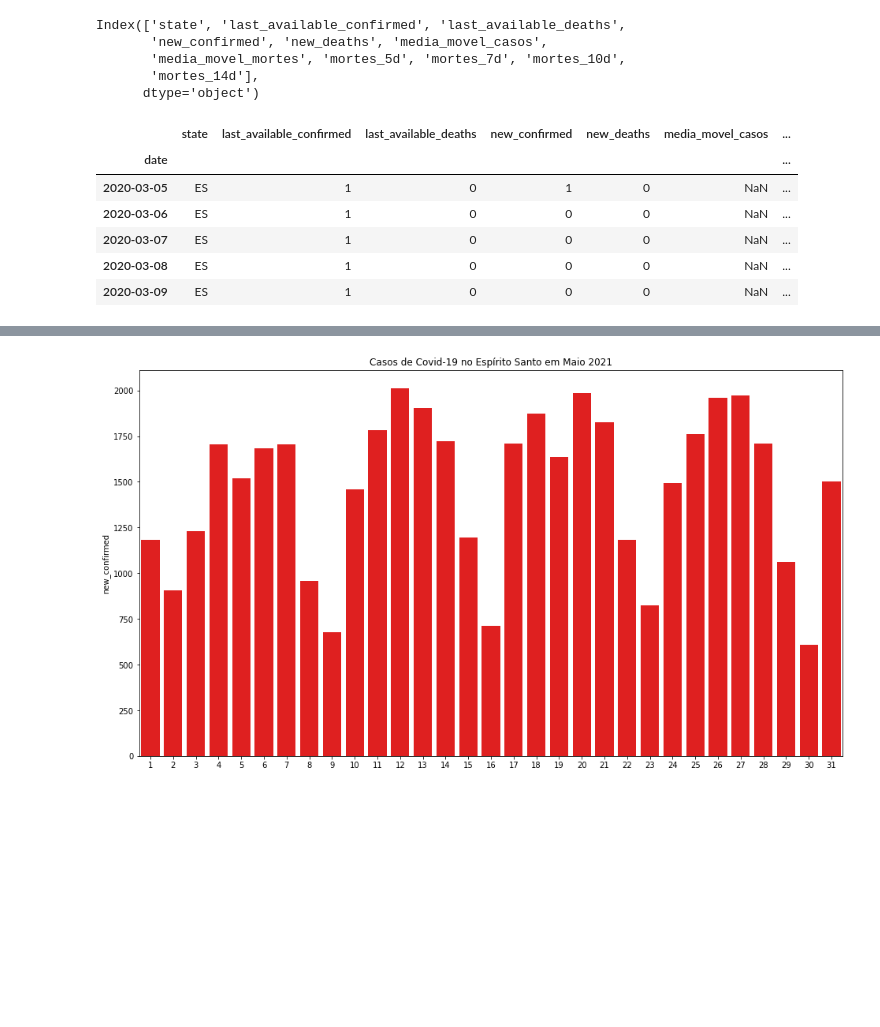
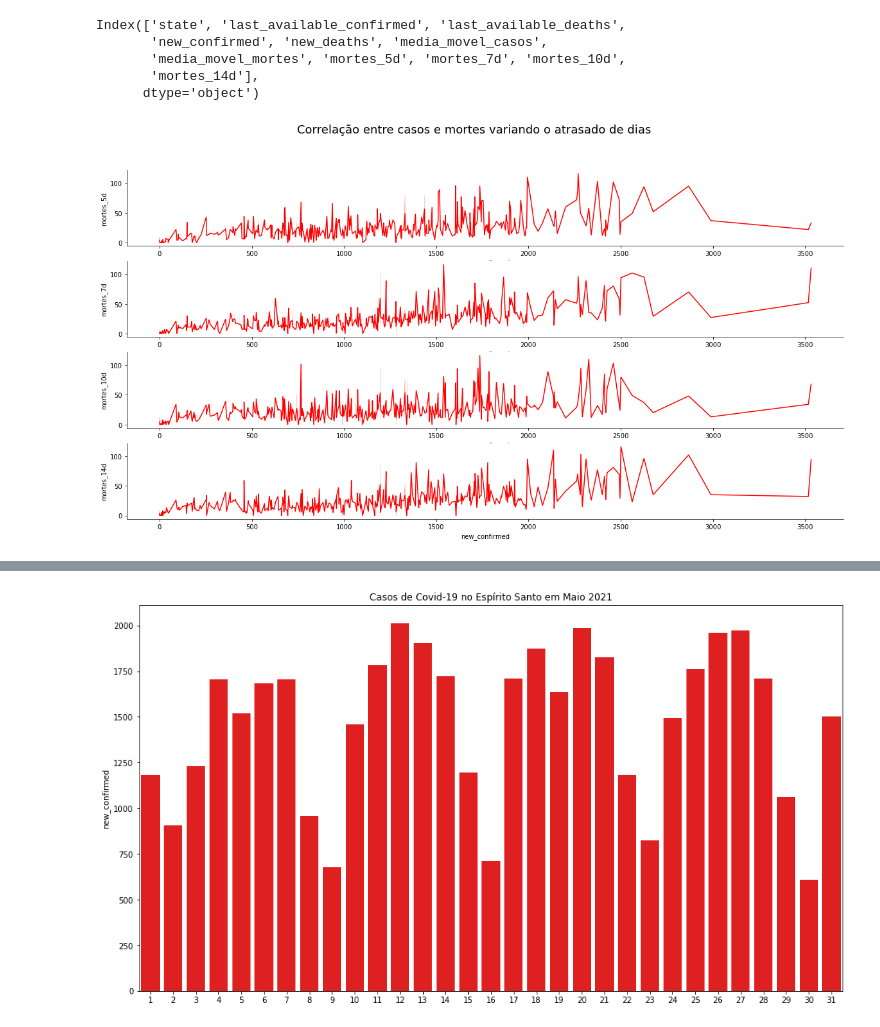
Before and after one commit to antoniodragoc/Projeto_Modulo_03, a Jupyter notebook: Projeto_Modulo_03.ipynb, the cells around one changed output, grey strips where cells are left out. Cells and saved outputs as stored; diff of their text form; code cells hidden in the pictures; blank space fills up the shorter version.

```diff
--- a/Projeto_Modulo_03.ipynb
+++ b/Projeto_Modulo_03.ipynb
@@ -421,15 +418,17 @@ Index(['state', 'last_available_confirmed', 'last_available_deaths',
        'media_movel_mortes', 'mortes_5d', 'mortes_7d', 'mortes_10d',
        'mortes_14d'],
       dtype='object')
-# %%
-data.head()
-# %% [output]
-|  | state | last_available_confirmed | last_available_deaths | new_confirmed | new_deaths | media_movel_casos | ... |
-| date |  |  |  |  |  |  | ... |
-| 2020-03-05 | ES | 1 | 0 | 1 | 0 | NaN | ... |
-| 2020-03-06 | ES | 1 | 0 | 0 | 0 | NaN | ... |
-| 2020-03-07 | ES | 1 | 0 | 0 | 0 | NaN | ... |
-| 2020-03-08 | ES | 1 | 0 | 0 | 0 | NaN | ... |
-| 2020-03-09 | ES | 1 | 0 | 0 | 0 | NaN | ... |
+# %%
+lista = ['mortes_5d','mortes_7d','mortes_10d','mortes_14d']
+
+fig, ax = plt.subplots(4,figsize=(20,10))
+plt.suptitle('Correlação entre casos e mortes variando o atrasado de dias', fontsize = 18)
+
+for dias in range(len(lista)):
+    # Plot's
+    sns.lineplot(y=data[lista[dias]], x='new_confirmed',data = data, ax = ax[dias], color = 'r')
+    sns.despine()
+# %% [output]
+[figure, added]
 # %%
 data['taxa_casos'] = data['new_confirmed'].diff()
```
Also changed, not shown: parts of 20 cells of this notebook.
